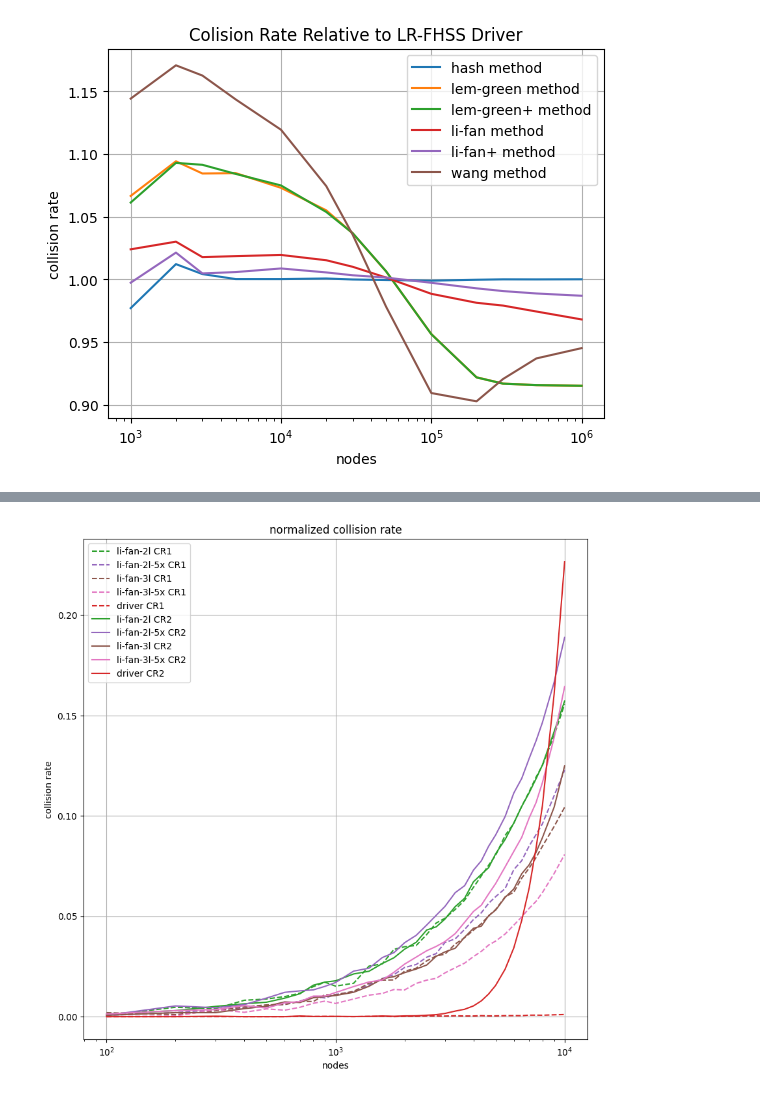
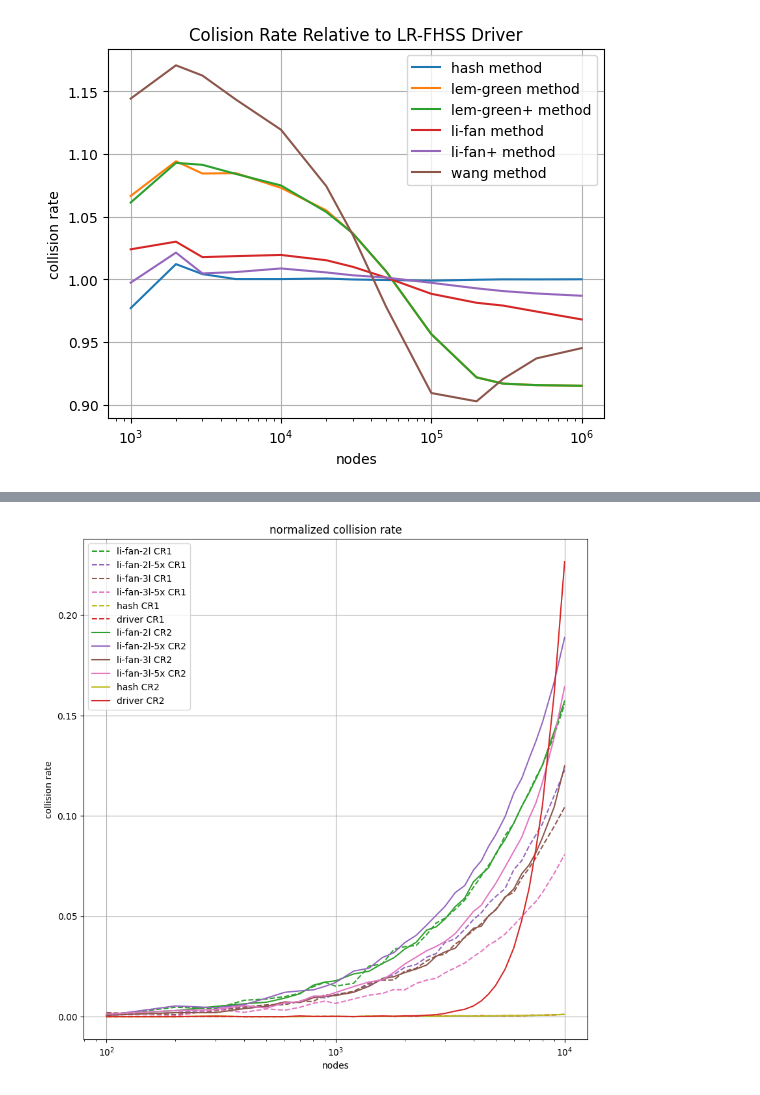
Before and after one commit to diegomm6/lr-fhss_seq-families, a Jupyter notebook: plots.ipynb, the cells around one changed output, grey strips where cells are left out. Saved outputs shown, nothing was run; the diff lists cells and outputs as text; code cells hidden in the pictures.

```diff
--- a/plots.ipynb
+++ b/plots.ipynb
@@ -124,30 +134,32 @@ plt.show()
 # %%
 datanLiFanCR = pd.read_csv('dataLiFanCR.csv', index_col=0, header=None).T
 nodesLiFan = datanLiFanCR['nodesLiFan'].to_numpy()
 
 plt.figure(figsize=(10,10))
 
 plt.plot(nodesLiFan, datanLiFanCR['li-fan-2l-CR1'], label=f'li-fan-2l CR1', color='#2ca02c', linestyle='dashed')
 plt.plot(nodesLiFan, datanLiFanCR['li-fan-2l-5x-CR1'], label=f'li-fan-2l-5x CR1', color='#9467bd', linestyle='dashed')
 plt.plot(nodesLiFan, datanLiFanCR['li-fan-3l-CR1'], label=f'li-fan-3l CR1', color='#8c564b', linestyle='dashed')
 plt.plot(nodesLiFan, datanLiFanCR['li-fan-3l-5x-CR1'], label=f'li-fan-3l-5x CR1', color='#e377c2', linestyle='dashed')
+plt.plot(nodesLiFan, datanLiFanCR['hash-CR1'], label=f'hash CR1', color='#bcbd22', linestyle='dashed')
 plt.plot(nodesLiFan, datanLiFanCR['lr-fhss-driver-CR1'], label=f'driver CR1', color='#d62728', linestyle='dashed')
 
 plt.plot(nodesLiFan, datanLiFanCR['li-fan-2l-CR2'], label=f'li-fan-2l CR2', color='#2ca02c')
 plt.plot(nodesLiFan, datanLiFanCR['li-fan-2l-5x-CR2'], label=f'li-fan-2l-5x CR2', color='#9467bd')
 plt.plot(nodesLiFan, datanLiFanCR['li-fan-3l-CR2'], label=f'li-fan-3l CR2', color='#8c564b')
 plt.plot(nodesLiFan, datanLiFanCR['li-fan-3l-5x-CR2'], label=f'li-fan-3l-5x CR2', color='#e377c2')
+plt.plot(nodesLiFan, datanLiFanCR['hash-CR1'], label=f'hash CR2', color='#bcbd22')
 plt.plot(nodesLiFan, datanLiFanCR['lr-fhss-driver-CR2'], label=f'driver CR2', color='#d62728')
 
 plt.title('normalized collision rate')
 plt.xlabel('nodes')
 plt.xscale('log')
 plt.ylabel('collision rate')
 #plt.xlim(8e3,5e4)
 #plt.ylim(.2,.8)
 plt.grid()
 plt.legend()
 plt.show()
 # %% [output]
-[figure, old version]
+[figure, new version]
 # %%
```
Also changed, not shown: parts of 5 cells of this notebook, 21 other files.
